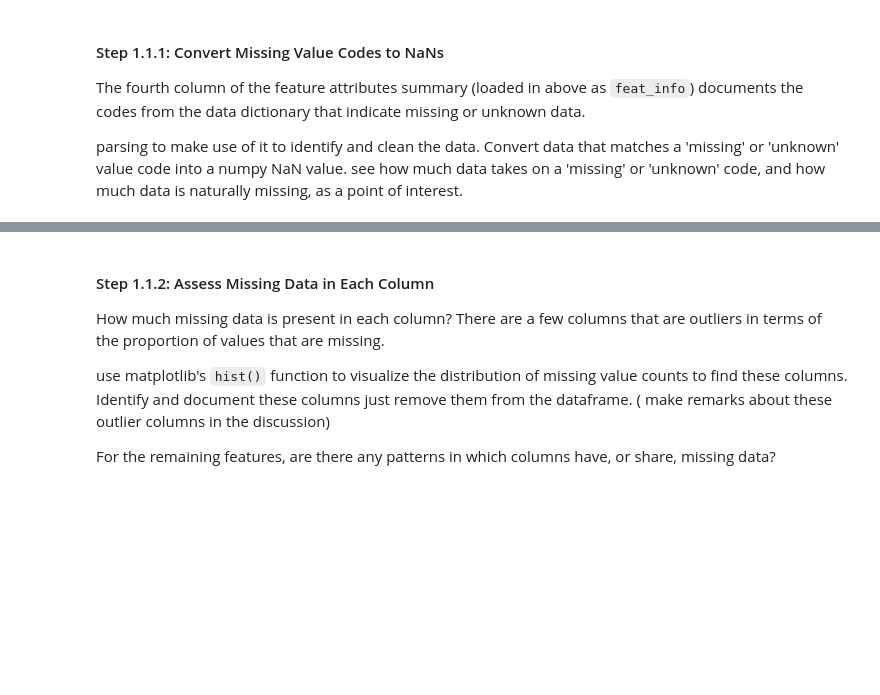
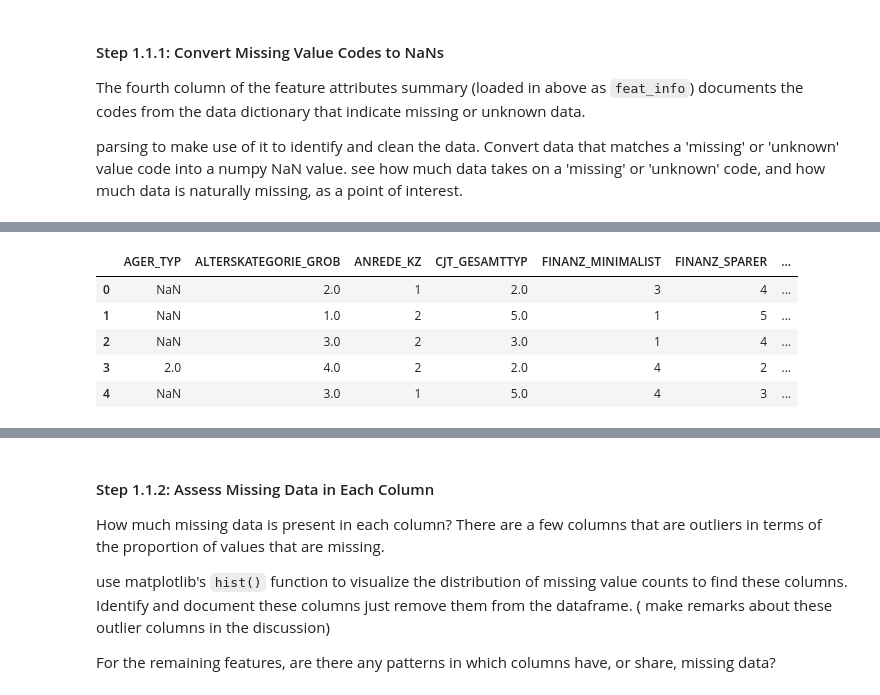
Before and after one commit to sondosaabed/Identify-Customer-Segments, a Jupyter notebook: Identify_Customer_Segments.ipynb, the cells around one changed output, grey strips where cells are left out. Cells and saved outputs as stored; diff of their text form; code cells hidden in the pictures; blank space fills up the shorter version.

```diff
--- a/Identify_Customer_Segments.ipynb
+++ b/Identify_Customer_Segments.ipynb
@@ -92,2 +88,2 @@ np.int64(0)
 # %%
-x = gen_demographics_sum['missing_or_unknown'].apply(lambda s: parse_list_str(s) if s != "[]" else [])
+gen_demographics_sum['missing_or_unknown'] = gen_demographics_sum['missing_or_unknown'].apply(lambda s: parse_list_str(s) if s != "[]" else [])
@@ -102,0 +128,10 @@ list
+# %%
+gen_demographics = fill_missing_as_nan(gen_demographics , gen_demographics_sum)
+gen_demographics.head()
+# %% [output]
+|  | AGER_TYP | ALTERSKATEGORIE_GROB | ANREDE_KZ | CJT_GESAMTTYP | FINANZ_MINIMALIST | FINANZ_SPARER | ... |
+| 0 | NaN | 2.0 | 1 | 2.0 | 3 | 4 | ... |
+| 1 | NaN | 1.0 | 2 | 5.0 | 1 | 5 | ... |
+| 2 | NaN | 3.0 | 2 | 3.0 | 1 | 4 | ... |
+| 3 | 2.0 | 4.0 | 2 | 2.0 | 4 | 2 | ... |
+| 4 | NaN | 3.0 | 1 | 5.0 | 4 | 3 | ... |
```
Also changed, not shown: parts of 11 cells of this notebook, 1 other file.
